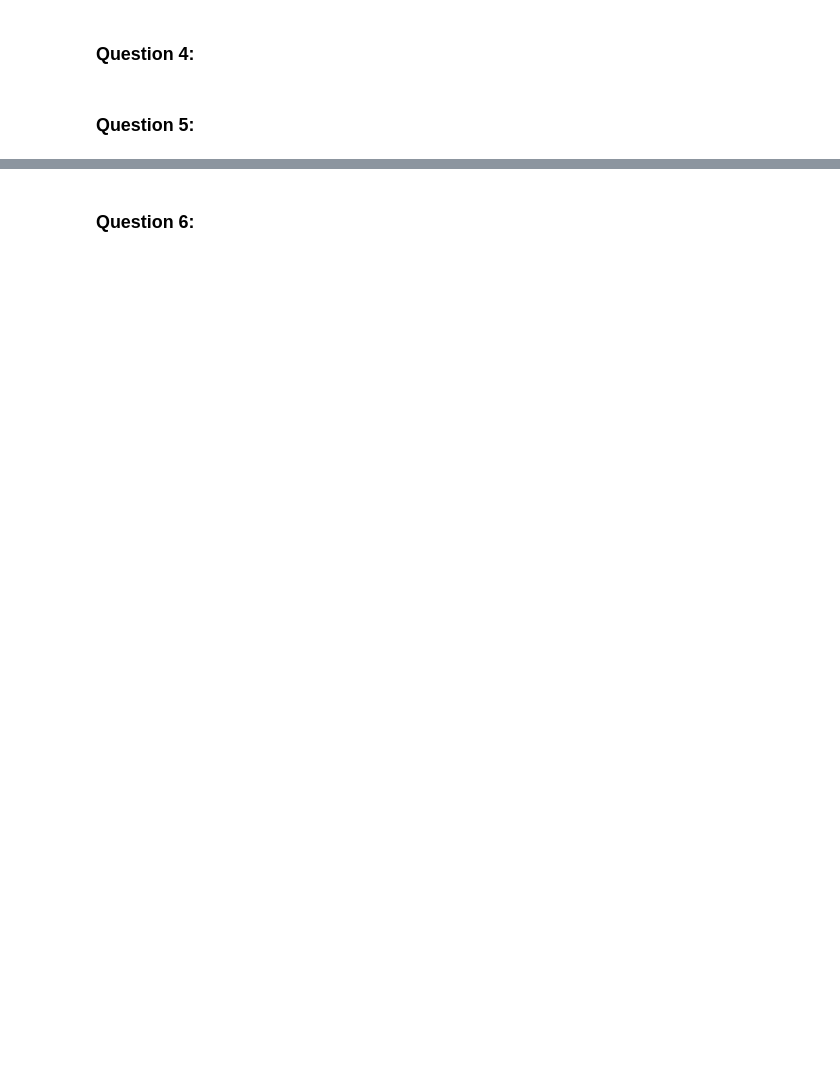
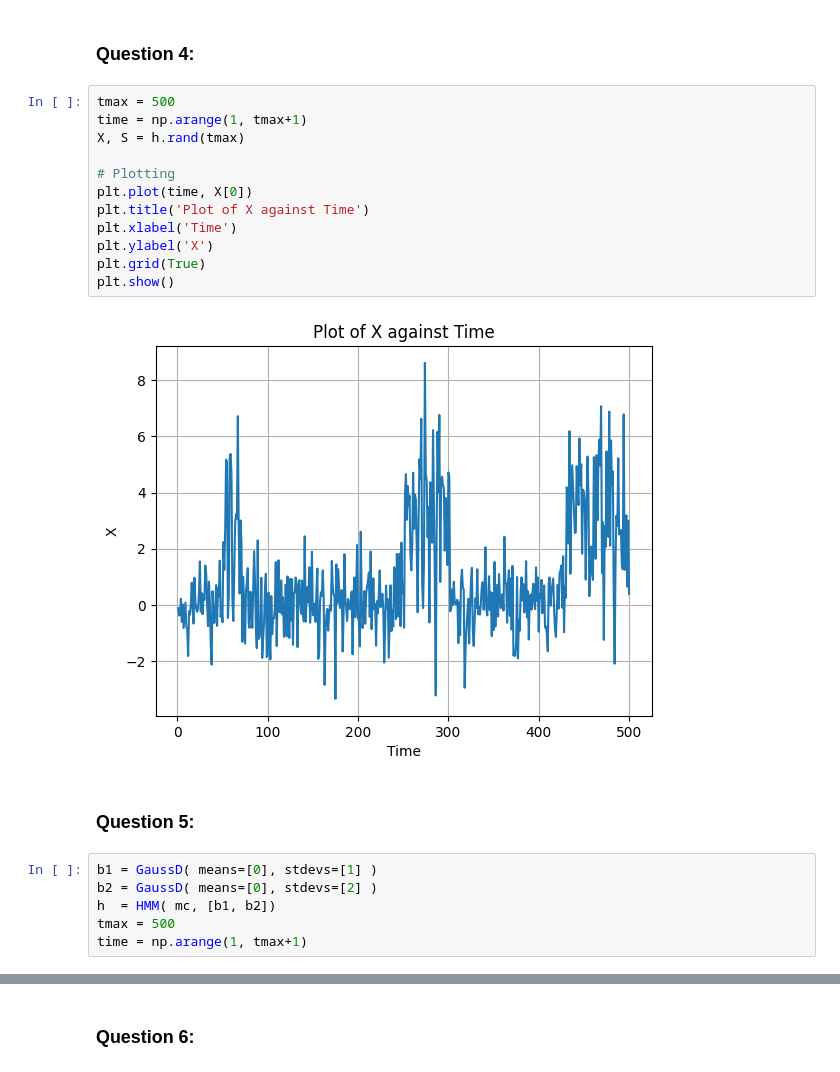
Before and after one commit to Ignas12345/Pattern_recognition_asssignment_1, a Jupyter notebook: EQ2341_Assignment_1.ipynb, the cells around one changed output, grey strips where cells are left out. Cells and saved outputs as stored; diff of their text form; blank space fills up the shorter version.

```diff
--- a/EQ2341_Assignment_1.ipynb
+++ b/EQ2341_Assignment_1.ipynb
@@ -148,4 +132,24 @@ print(np.var(X))
 # %% [markdown]
 ### Question 4:
+# %%
+tmax = 500
+time = np.arange(1, tmax+1)
+X, S = h.rand(tmax)
+
+# Plotting
+plt.plot(time, X[0])
+plt.title('Plot of X against Time')
+plt.xlabel('Time')
+plt.ylabel('X')
+plt.grid(True)
+plt.show()
+# %% [output]
+[figure, added]
 # %% [markdown]
 ### Question 5:
+# %%
+b1 = GaussD( means=[0], stdevs=[1] )
+b2 = GaussD( means=[0], stdevs=[2] )
+h  = HMM( mc, [b1, b2])
+tmax = 500
+time = np.arange(1, tmax+1)
```
Also changed, not shown: parts of 14 cells of this notebook.
